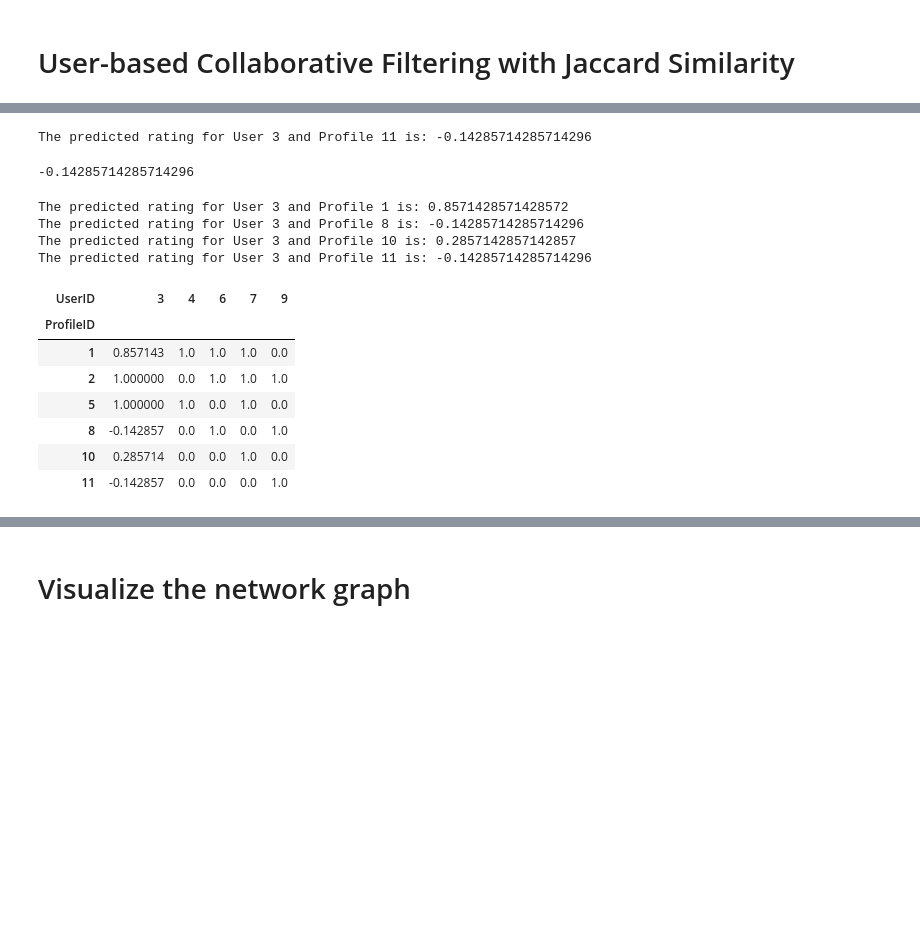
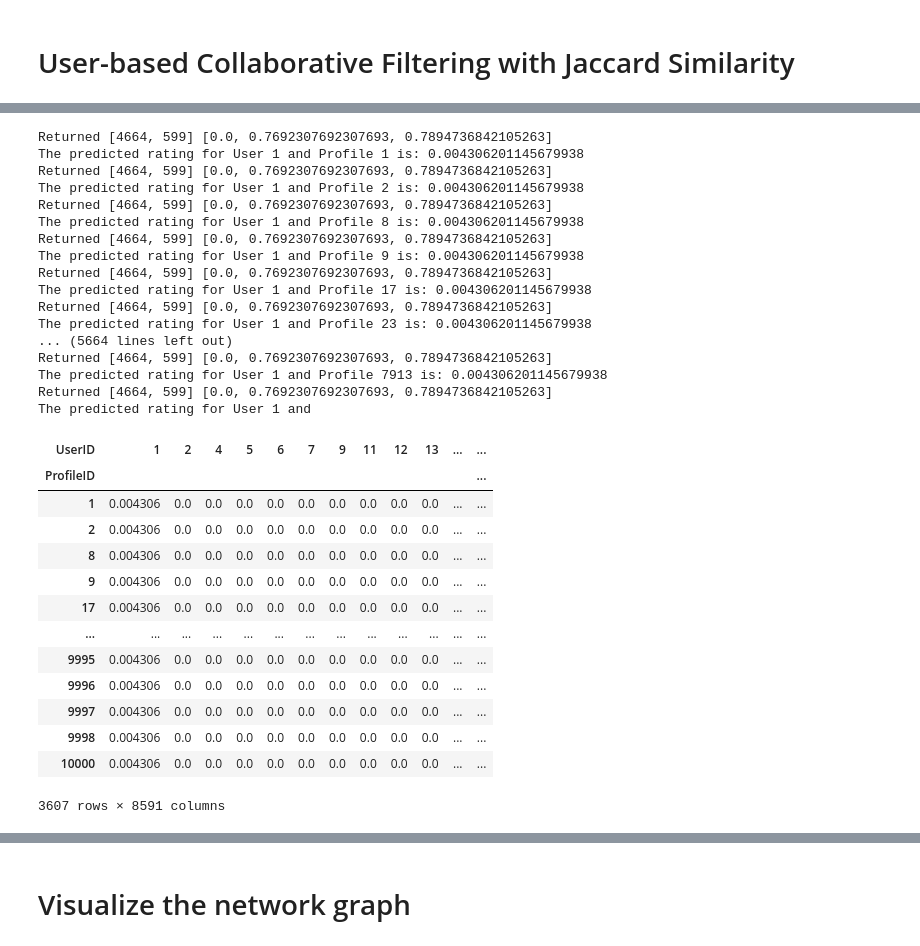
Before and after one commit to IamMrandrew/recommender-system-collaborative-filtering, a Jupyter notebook: RecommenderSystemCollaborativeFiltering.ipynb, the cells around one changed output, grey strips where cells are left out. Drawn from its saved outputs; the diff is of its cells as text; code cells hidden in the pictures; blank space fills up the shorter version.

```diff
--- a/RecommenderSystemCollaborativeFiltering.ipynb
+++ b/RecommenderSystemCollaborativeFiltering.ipynb
@@ -6,8 +6,8 @@ First, we need to read the data from the dataset.
 import pandas as pd
 import numpy as np
 # %%
-# datasets_loc = "datasets"
-datasets_loc = "toy_datasets"
+datasets_loc = "datasets"
+# datasets_loc = "toy_datasets"
 # %%
 ratings = pd.read_csv(datasets_loc + "/ratings.csv", delim_whitespace=True, skiprows=1, names=["UserID", "ProfileID", "Rating"])
 # gender = pd.read_csv(datasets_loc + "/info.csv", names=["UserID", "Gender"]) (For large dataset)
@@ -177,14 +184,16 @@ def findNearestProfiles(profile_id):
     # Find the distances between the profile and similar profiles
     sim_profiles_distances = distances[index_of_profile].tolist()
 
-    # The position of the profile in the list of similar profiles
-    index_of_profile_in_sim = sim_profiles.index(index_of_profile)
+    # Case when the target profile is not in the list, multiple values are the same
+    if index_of_profile in sim_profiles:
+        # The position of the profile in the list of similar profiles
+        index_of_profile_in_sim = sim_profiles.index(index_of_profile)
 
-    # Remove the profile from the list of similar profiles
-    sim_profiles.pop(index_of_profile_in_sim)
+        # Remove the profile from the list of similar profiles
+        sim_profiles.pop(index_of_profile_in_sim)
 
-    # Remove the profile from the list of similar profiles
-    sim_profiles_distances.pop(index_of_profile_in_sim)
+        # Remove the profile from the list of similar profiles distances
+        sim_profiles_distances.pop(index_of_profile_in_sim)
 
     print("The nearest profiles to Profile {} are:".format(profile_id), ["Profile {}".format(user_ratings_df.columns[i]) for i in sim_profiles])
     print("The distance from Profile {}:".format(profile_id), sim_profiles_distances)
@@ -220,10 +229,13 @@ def predict_rating_with_neighbor_correlations(user_id, profile_id):
     numerator = sum([sim_profiles_distances[i] * (sim_profiles_ratings[i][index_of_user] - average(user_ratings_df.T.iloc[sim_profiles[i]].values.tolist())) for i in range(len(sim_profiles))])
     denominator = sum(sim_profiles_distances)
 
-    predicted_rating = average(profile_ratings) + numerator / denominator
+    if denominator > 0:
+        predicted_rating = average(profile_ratings) + numerator / denominator
+    else:
+        predicted_rating = average(profile_ratings)
 
     print("The predicted rating for User {}".format(user_id), "and Profile {} is:".format(profile_id), predicted_rating)
 
     return predicted_rating
 
-predict_rating_with_neighbor_correlations(3, 11)
+# predict_rating_with_neighbor_correlations(3, 11)
@@ -347,14 +389,12 @@ def predict_rating_with_neighbor_correlations(user_id, profile_id):
 
     predicted_rating = average(user_ratings) + numerator / denominator
 
+    print("Returned", sim_users, sim_users_distances)
     print("The predicted rating for User {}".format(user_id), "and Profile {} is:".format(profile_id), predicted_rating)
 
     return predicted_rating
 
-predict_rating_with_neighbor_correlations(3, 11)
+# predict_rating_with_neighbor_correlations(3, 11)
-# %% [output]
-The predicted rating for User 3 and Profile 11 is: -0.14285714285714296
--0.14285714285714296
 # %%
 # Recommender system for a user
 predicted_ratings = user_ratings_df.T.copy()
@@ -372,21 +412,40 @@ def recommender_system_user_based_CF_Jaccard(user_id):
     return recommendations
 # %%
 # Output recommendations
-user_id = 3
+user_id = 1
 
 recommendations = recommender_system_item_based_CF(user_id)
 pd.DataFrame(predicted_ratings)
 # %% [output]
-The predicted rating for User 3 and Profile 1 is: 0.8571428571428572
-The predicted rating for User 3 and Profile 8 is: -0.14285714285714296
-The predicted rating for User 3 and Profile 10 is: 0.2857142857142857
-The predicted rating for User 3 and Profile 11 is: -0.14285714285714296
+Returned [4664, 599] [0.0, 0.7692307692307693, 0.7894736842105263]
+The predicted rating for User 1 and Profile 1 is: 0.004306201145679938
+Returned [4664, 599] [0.0, 0.7692307692307693, 0.7894736842105263]
+The predicted rating for User 1 and Profile 2 is: 0.004306201145679938
+Returned [4664, 599] [0.0, 0.7692307692307693, 0.7894736842105263]
+The predicted rating for User 1 and Profile 8 is: 0.004306201145679938
+Returned [4664, 599] [0.0, 0.7692307692307693, 0.7894736842105263]
+The predicted rating for User 1 and Profile 9 is: 0.004306201145679938
+Returned [4664, 599] [0.0, 0.7692307692307693, 0.7894736842105263]
+The predicted rating for User 1 and Profile 17 is: 0.004306201145679938
+Returned [4664, 599] [0.0, 0.7692307692307693, 0.7894736842105263]
+The predicted rating for User 1 and Profile 23 is: 0.004306201145679938
+... (5664 lines left out)
+Returned [4664, 599] [0.0, 0.7692307692307693, 0.7894736842105263]
+The predicted rating for User 1 and Profile 7913 is: 0.004306201145679938
+Returned [4664, 599] [0.0, 0.7692307692307693, 0.7894736842105263]
+The predicted rating for User 1 and
-| UserID | 3 | 4 | 6 | 7 | 9 |
-| ProfileID |  |  |  |  |  |
-| 1 | 0.857143 | 1.0 | 1.0 | 1.0 | 0.0 |
-| 2 | 1.000000 | 0.0 | 1.0 | 1.0 | 1.0 |
-| 5 | 1.000000 | 1.0 | 0.0 | 1.0 | 0.0 |
-| 8 | -0.142857 | 0.0 | 1.0 | 0.0 | 1.0 |
-| 10 | 0.285714 | 0.0 | 0.0 | 1.0 | 0.0 |
-| 11 | -0.142857 | 0.0 | 0.0 | 0.0 | 1.0 |
+| UserID | 1 | 2 | 4 | 5 | 6 | 7 | 9 | 11 | 12 | 13 | ... | ... |
+| ProfileID |  |  |  |  |  |  |  |  |  |  |  | ... |
+| 1 | 0.004306 | 0.0 | 0.0 | 0.0 | 0.0 | 0.0 | 0.0 | 0.0 | 0.0 | 0.0 | ... | ... |
+| 2 | 0.004306 | 0.0 | 0.0 | 0.0 | 0.0 | 0.0 | 0.0 | 0.0 | 0.0 | 0.0 | ... | ... |
+| 8 | 0.004306 | 0.0 | 0.0 | 0.0 | 0.0 | 0.0 | 0.0 | 0.0 | 0.0 | 0.0 | ... | ... |
+| 9 | 0.004306 | 0.0 | 0.0 | 0.0 | 0.0 | 0.0 | 0.0 | 0.0 | 0.0 | 0.0 | ... | ... |
+| 17 | 0.004306 | 0.0 | 0.0 | 0.0 | 0.0 | 0.0 | 0.0 | 0.0 | 0.0 | 0.0 | ... | ... |
+| ... | ... | ... | ... | ... | ... | ... | ... | ... | ... | ... | ... | ... |
+| 9995 | 0.004306 | 0.0 | 0.0 | 0.0 | 0.0 | 0.0 | 0.0 | 0.0 | 0.0 | 0.0 | ... | ... |
+| 9996 | 0.004306 | 0.0 | 0.0 | 0.0 | 0.0 | 0.0 | 0.0 | 0.0 | 0.0 | 0.0 | ... | ... |
+| 9997 | 0.004306 | 0.0 | 0.0 | 0.0 | 0.0 | 0.0 | 0.0 | 0.0 | 0.0 | 0.0 | ... | ... |
+| 9998 | 0.004306 | 0.0 | 0.0 | 0.0 | 0.0 | 0.0 | 0.0 | 0.0 | 0.0 | 0.0 | ... | ... |
+| 10000 | 0.004306 | 0.0 | 0.0 | 0.0 | 0.0 | 0.0 | 0.0 | 0.0 | 0.0 | 0.0 | ... | ... |
+3607 rows × 8591 columns
 # %%
```
Also changed, not shown: parts of 15 cells of this notebook.
